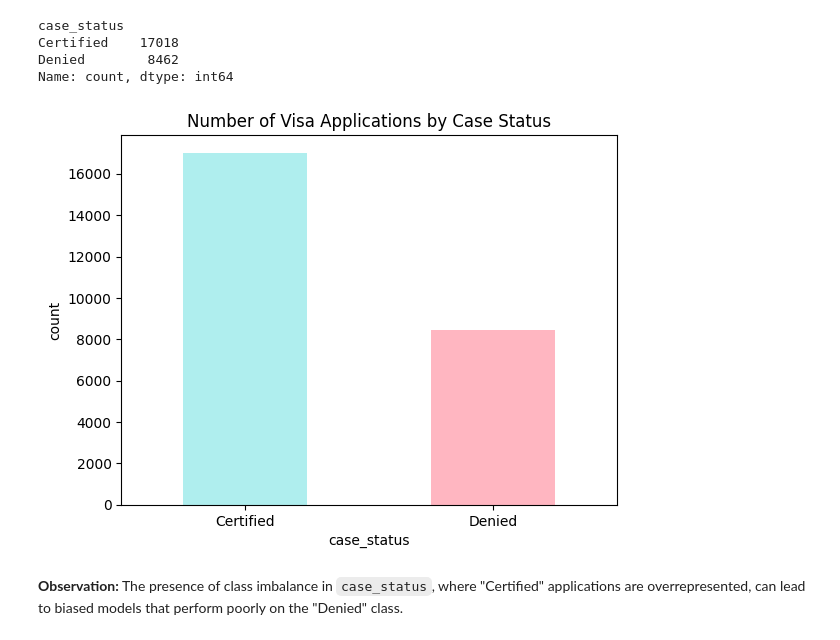
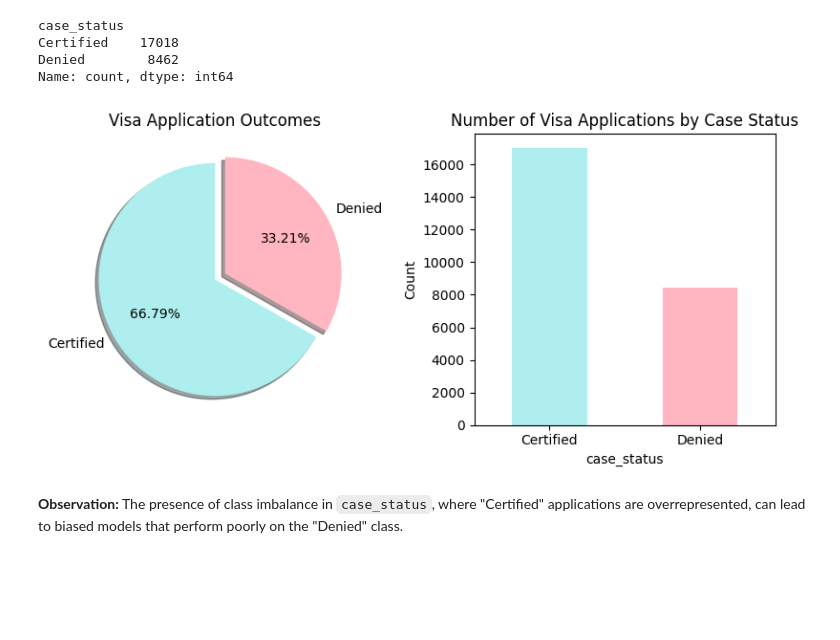
Before and after one commit to wanyingng/visa-approval-prediction, a Jupyter notebook: notebook/eda.ipynb, the cells around one changed output. Drawn from its saved outputs; the diff is of its cells as text; code cells hidden in the pictures; blank space fills up the shorter version.

```diff
--- a/notebook/eda.ipynb
+++ b/notebook/eda.ipynb
@@ -464,16 +458,34 @@ case_status
 Certified    17018
 Denied        8462
 Name: count, dtype: int64
-# %%
-# Plot the value counts of our target variable with a bar graph
-plt.figure()
-
-df.case_status.value_counts().plot(kind='bar', title='Number of Visa Applications by Case Status', rot=0, color=['paleturquoise', 'lightpink'])
-plt.ylabel('count')
-
-plt.show()
-# %% [output]
-[figure, removed]
+# %%
+target = 'case_status'
+percentage = df[target].value_counts(normalize=True) * 100
+labels = ['Certified', 'Denied']
+
+# Create the figure and subplots
+fig, (ax1, ax2) = plt.subplots(1, 2, figsize=(8, 4))
+
+# Plot the pie chart
+explode = (0, 0.1)
+colors = ['paleturquoise', 'lightpink']
+ax1.pie(percentage, labels=labels, startangle=90, autopct='%1.2f%%',
+        explode=explode, shadow=True, colors=colors)
+ax1.set_title('Visa Application Outcomes')
+
+# Plot the bar graph
+df[target].value_counts().plot(kind='bar', color=colors, ax=ax2)
+ax2.set_ylabel('Count')
+ax2.set_title('Number of Visa Applications by Case Status')
+plt.xticks(rotation=0)
+
+# Adjust layout
+plt.tight_layout()
+# Save plot
+plt.savefig(f'./images/{target}.png', dpi=300, bbox_inches='tight')
+plt.show()
+# %% [output]
+[figure, added]
 # %% [markdown]
 **Observation:** The presence of class imbalance in `case_status`, where "Certified" applications are overrepresented, can lead to biased models that perform poorly on the "Denied" class.
 # %% [markdown]
```
Also changed, not shown: parts of 16 cells of this notebook.
